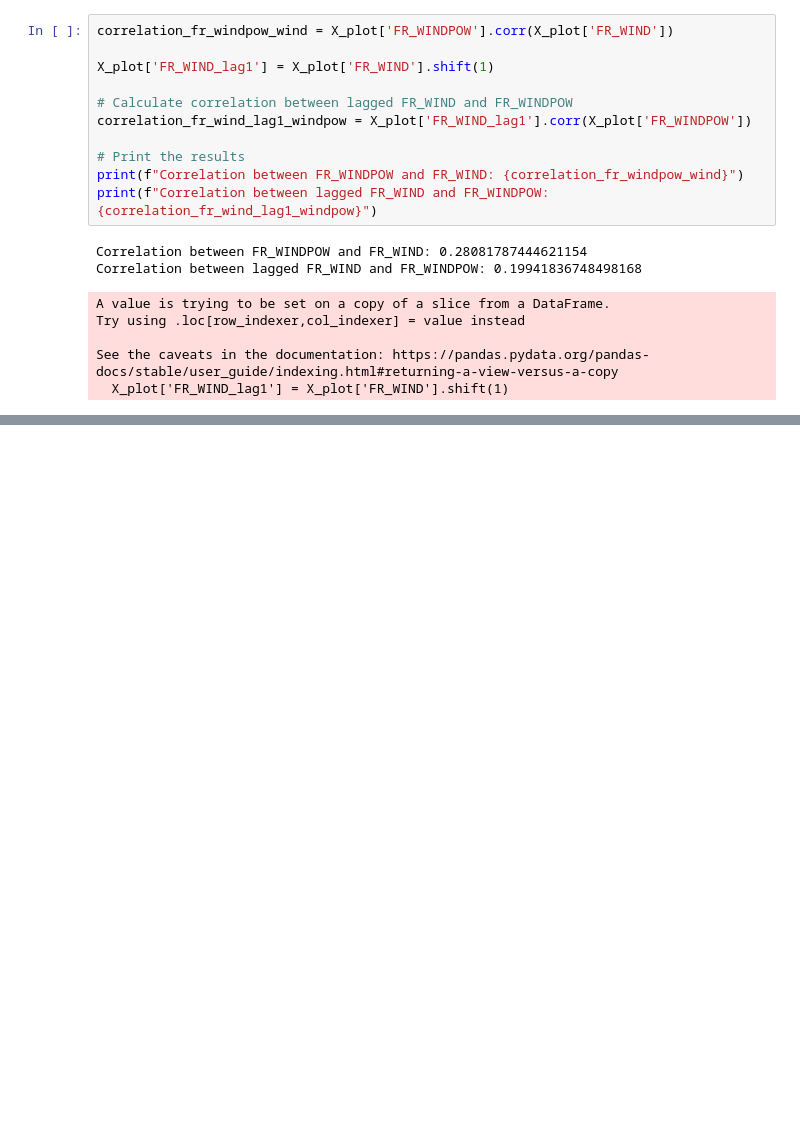
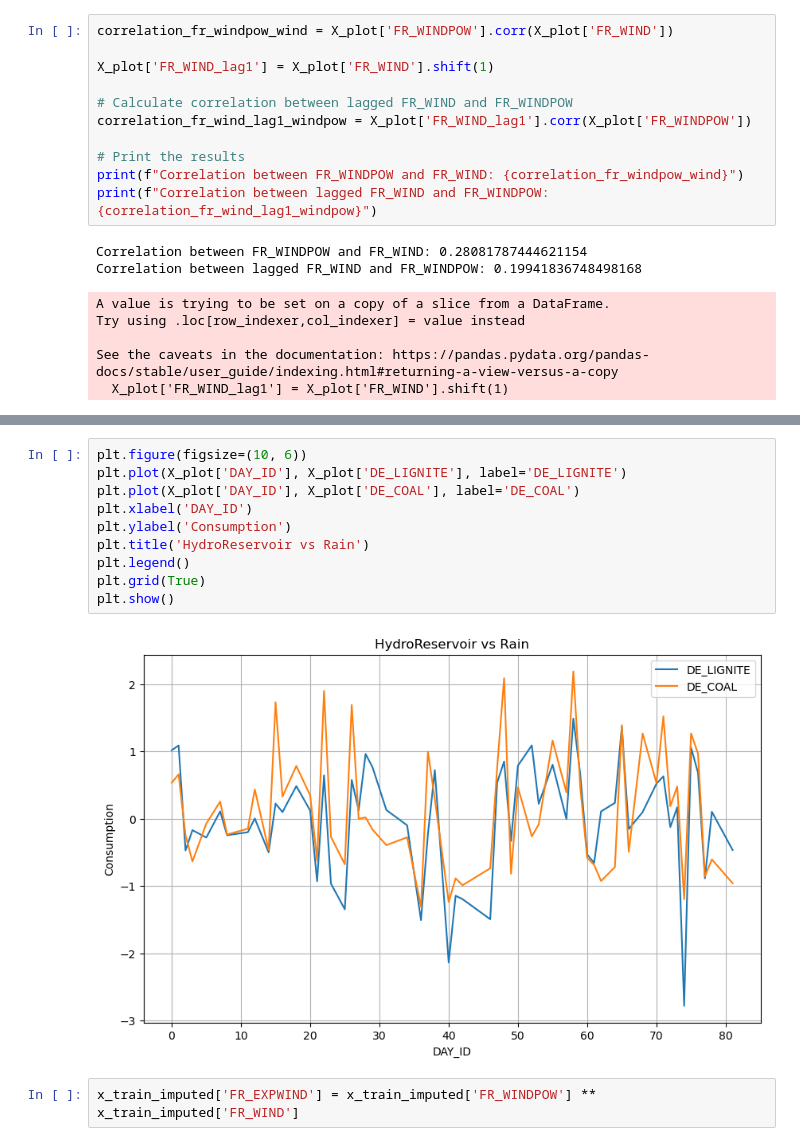
Before and after one commit to alexandra-pricop/EnsembleLearning, a Jupyter notebook: EDA_2.ipynb, the cells around one changed output, grey strips where cells are left out. Saved outputs shown, nothing was run; the diff lists cells and outputs as text; blank space fills up the shorter version.

```diff
--- a/EDA_2.ipynb
+++ b/EDA_2.ipynb
@@ -145,0 +175,14 @@ X_plot.head()
+# %%
+plt.figure(figsize=(10, 6))
+plt.plot(X_plot['DAY_ID'], X_plot['DE_LIGNITE'], label='DE_LIGNITE')
+plt.plot(X_plot['DAY_ID'], X_plot['DE_COAL'], label='DE_COAL')
+plt.xlabel('DAY_ID')
+plt.ylabel('Consumption')
+plt.title('HydroReservoir vs Rain')
+plt.legend()
+plt.grid(True)
+plt.show()
+# %% [output]
+[figure, added]
+# %%
+x_train_imputed['FR_EXPWIND'] = x_train_imputed['FR_WINDPOW'] ** x_train_imputed['FR_WIND']
```
Also changed, not shown: parts of 4 cells of this notebook.
